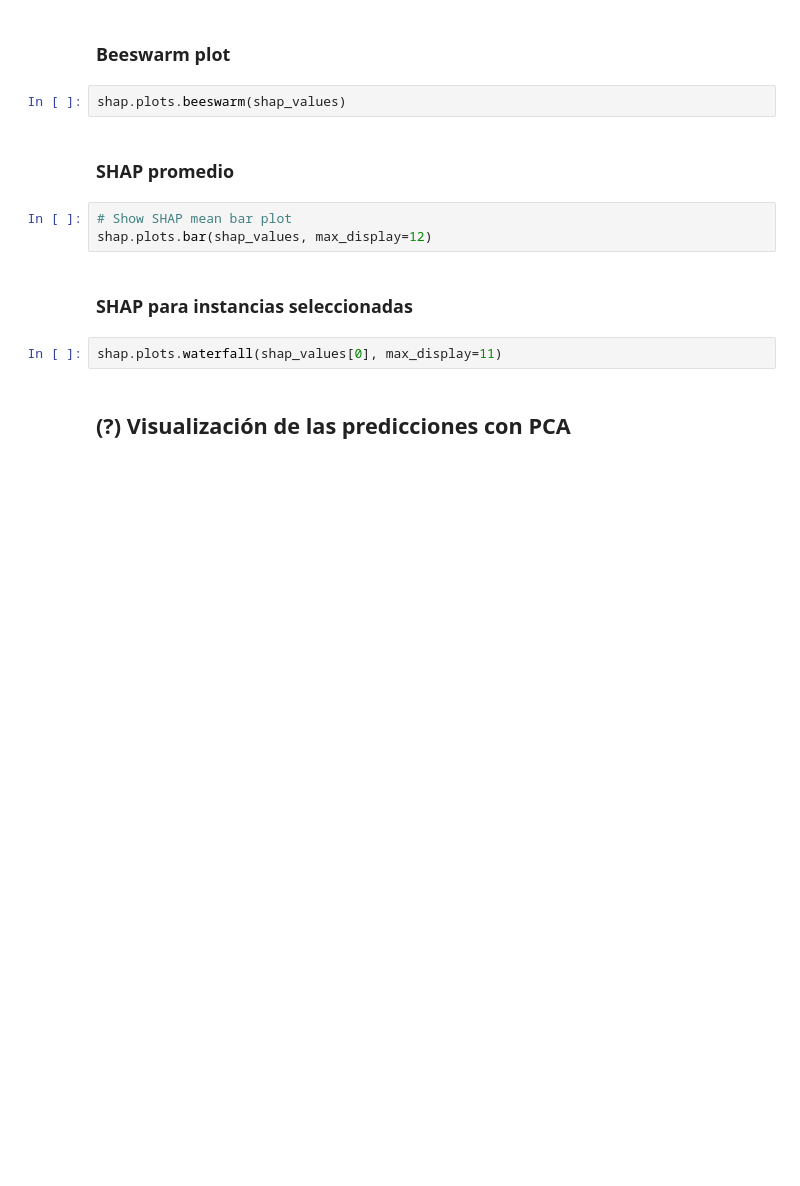
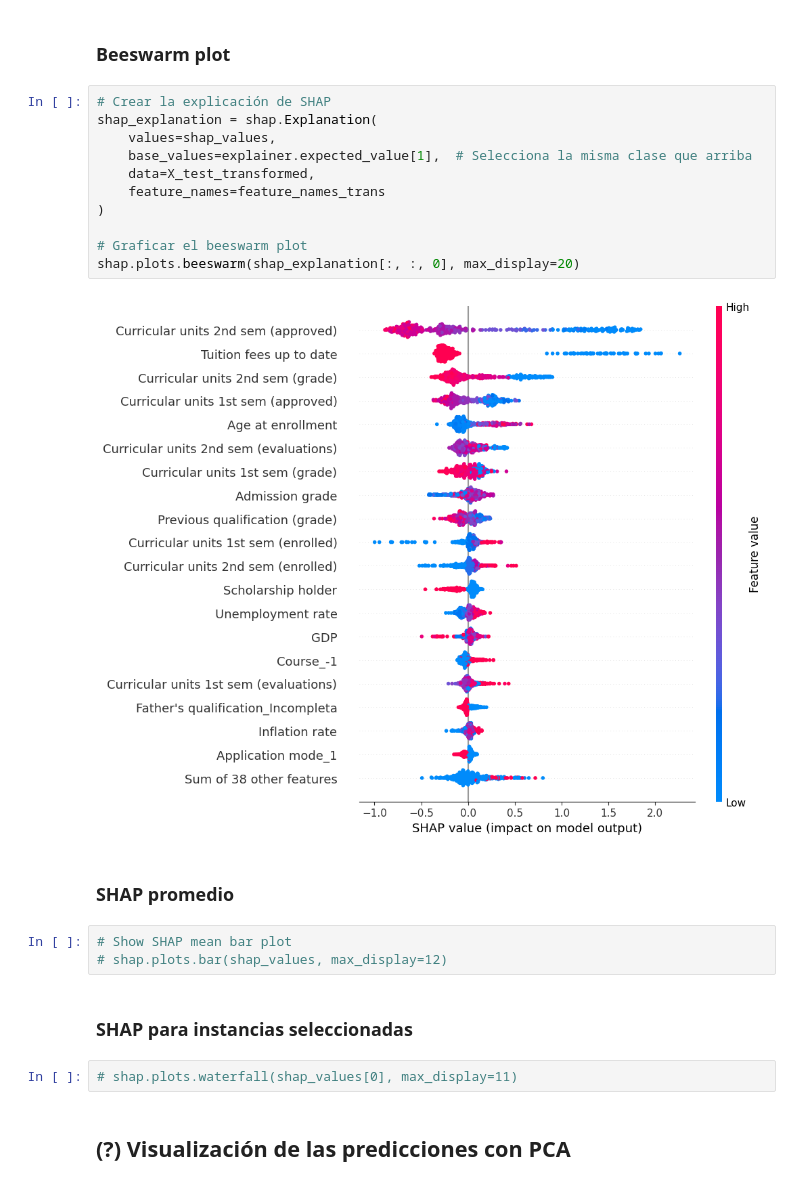
Before and after one commit to JMGO-coding/MLX_academic_performance, a Jupyter notebook: src/xgboost.ipynb, the cells around one changed output. Drawn from its saved outputs; the diff is of its cells as text; blank space fills up the shorter version.

```diff
--- a/src/xgboost.ipynb
+++ b/src/xgboost.ipynb
@@ -617,16 +649,27 @@ TypeError: The passed model is not callable and cannot be analyzed directly with
 # %% [markdown]
 ### Beeswarm plot
-# %%
-shap.plots.beeswarm(shap_values)
+# %%
+# Crear la explicación de SHAP
+shap_explanation = shap.Explanation(
+    values=shap_values,
+    base_values=explainer.expected_value[1],  # Selecciona la misma clase que arriba
+    data=X_test_transformed,
+    feature_names=feature_names_trans
+)
+
+# Graficar el beeswarm plot
+shap.plots.beeswarm(shap_explanation[:, :, 0], max_display=20)
+# %% [output]
+[figure, added]
 # %% [markdown]
 ### SHAP promedio
 # %%
 # Show SHAP mean bar plot
-shap.plots.bar(shap_values, max_display=12)
+# shap.plots.bar(shap_values, max_display=12)
 # %% [markdown]
 ### SHAP para instancias seleccionadas
 # %%
-shap.plots.waterfall(shap_values[0], max_display=11)
+# shap.plots.waterfall(shap_values[0], max_display=11)
 # %% [markdown]
 ## (?) Visualización de las predicciones con PCA
 # %%
```
Also changed, not shown: parts of 8 cells of this notebook.
